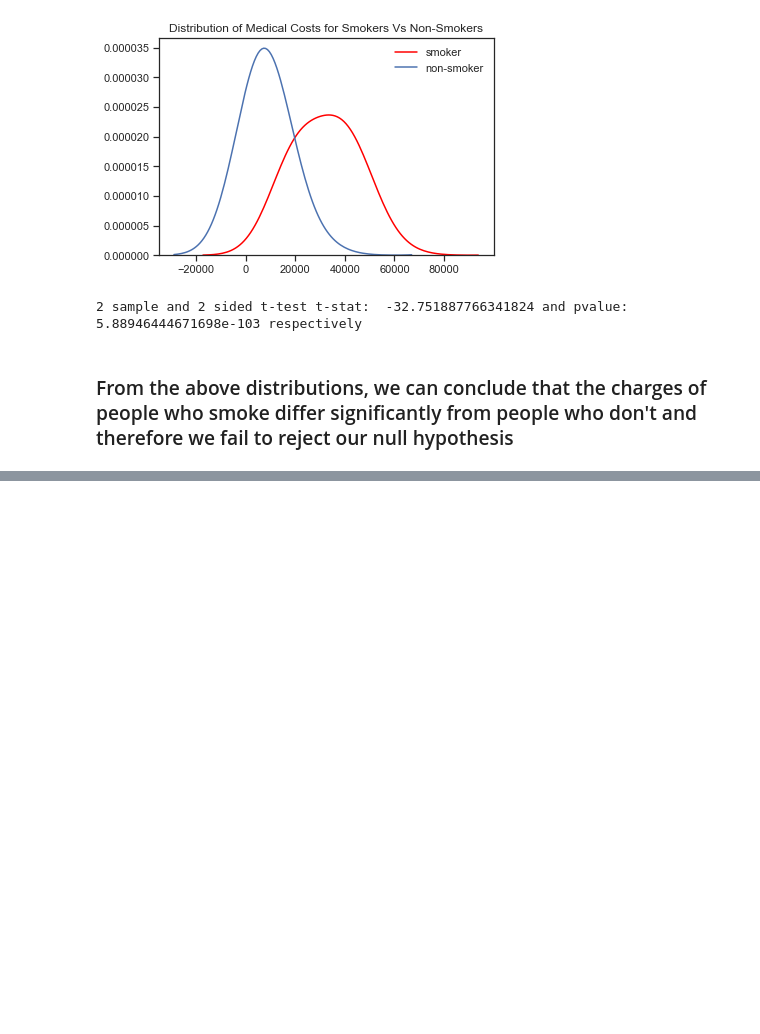
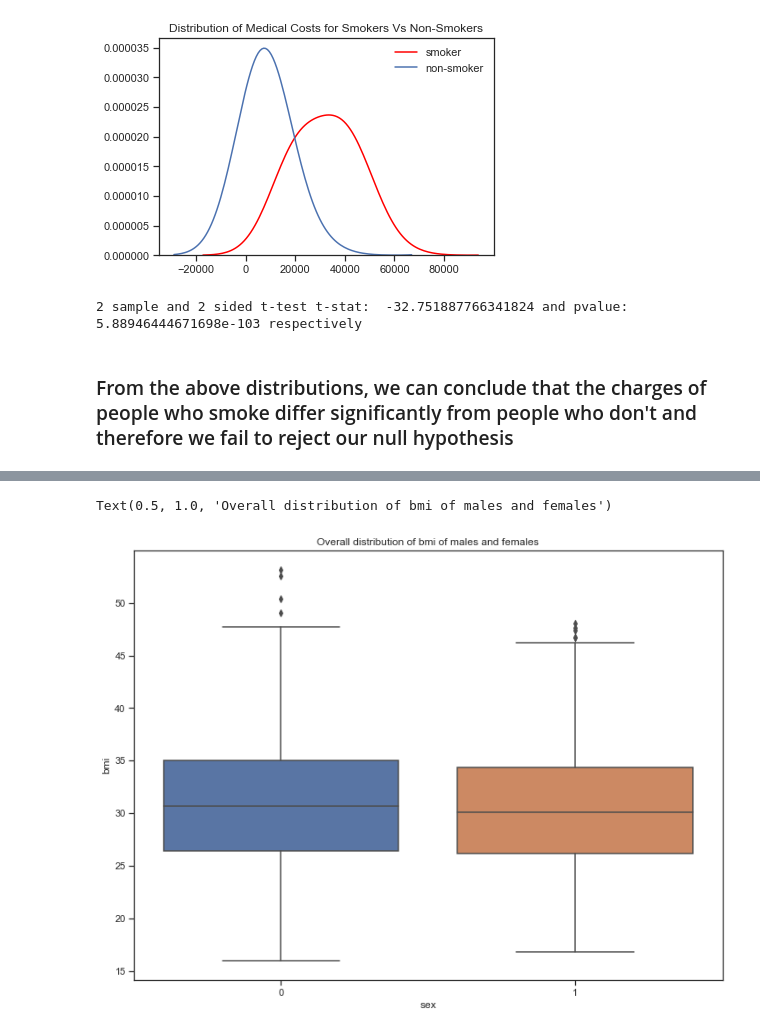
Before and after one commit to sanjaytallolli/TotalDataScience, a Jupyter notebook: Insurance Forecast Stat Mini Project.ipynb, the cells around one changed output, grey strips where cells are left out. Drawn from its saved outputs; the diff is of its cells as text; code cells hidden in the pictures; blank space fills up the shorter version.

```diff
--- a/Insurance Forecast Stat Mini Project.ipynb
+++ b/Insurance Forecast Stat Mini Project.ipynb
@@ -442,0 +466,8 @@ smoker_
+# %%
+#boxplot showing the distribution of bmi of males and females
+plt.figure(figsize=(12,9))
+sns.boxplot(x='sex',y='bmi',data=data)
+plt.title("Overall distribution of bmi of males and females")
+# %% [output]
+Text(0.5, 1.0, 'Overall distribution of bmi of males and females')
+[figure, added]
```
Also changed, not shown: parts of 42 cells of this notebook.
